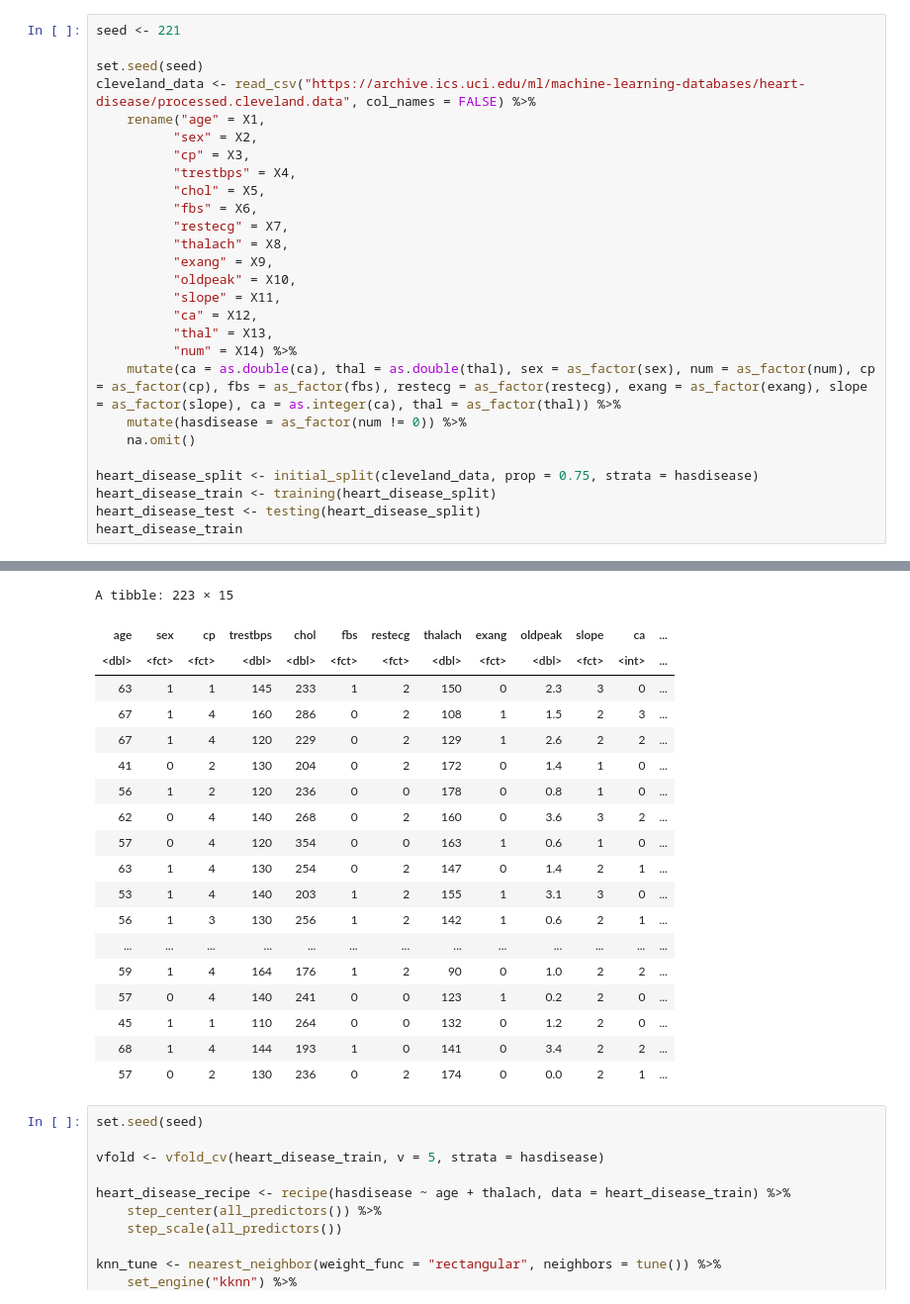
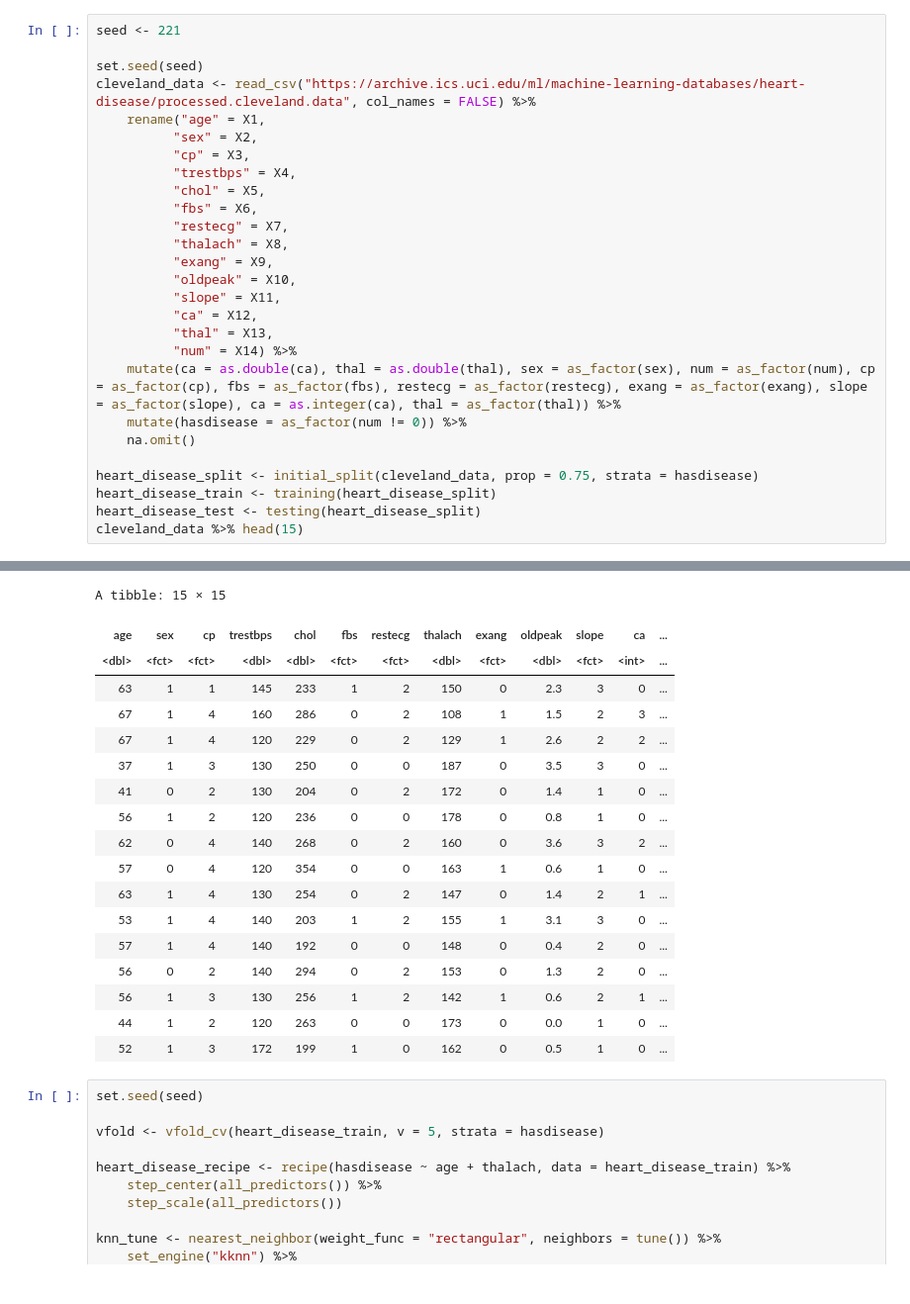
Before and after one commit to aliceterada/DSCI-Project, a Jupyter notebook: Project_Draft.ipynb, the cells around one changed output, grey strips where cells are left out. Shown at 99% size. Drawn from its saved outputs; the diff is of its cells as text.

```diff
--- a/Project_Draft.ipynb
+++ b/Project_Draft.ipynb
@@ -27,48 +45,47 @@ cleveland_data <- read_csv("https://archive.ics.uci.edu/ml/machine-learning-data
     mutate(ca = as.double(ca), thal = as.double(thal), sex = as_factor(sex), num = as_factor(num), cp = as_factor(cp), fbs = as_factor(fbs), restecg = as_factor(restecg), exang = as_factor(exang), slope = as_factor(slope), ca = as.integer(ca), thal = as_factor(thal)) %>%
     mutate(hasdisease = as_factor(num != 0)) %>%
     na.omit()
 
 heart_disease_split <- initial_split(cleveland_data, prop = 0.75, strata = hasdisease)
 heart_disease_train <- training(heart_disease_split)
 heart_disease_test <- testing(heart_disease_split)
-heart_disease_train
+cleveland_data %>% head(15)
 # %% [output]
 Parsed with column specification:
 cols(
   X1 = col_double(),
   X2 = col_double(),
   X3 = col_double(),
   X4 = col_double(),
   X5 = col_double(),
   X6 = col_double(),
   X7 = col_double(),
   X8 = col_double(),
   X9 = col_double(),
   X10 = col_double(),
 ... (14 lines left out)
 ℹ NAs introduced by coercion
 ℹ Input `thal` is `as.double(thal)`.”
 Warning message in mask$eval_all_mutate(dots[[i]]):
 “NAs introduced by coercion”
-A tibble: 223 × 15
+A tibble: 15 × 15
 | age | sex | cp | trestbps | chol | fbs | restecg | thalach | exang | oldpeak | slope | ca | ... |
 | <dbl> | <fct> | <fct> | <dbl> | <dbl> | <fct> | <fct> | <dbl> | <fct> | <dbl> | <fct> | <int> | ... |
 | 63 | 1 | 1 | 145 | 233 | 1 | 2 | 150 | 0 | 2.3 | 3 | 0 | ... |
 | 67 | 1 | 4 | 160 | 286 | 0 | 2 | 108 | 1 | 1.5 | 2 | 3 | ... |
 | 67 | 1 | 4 | 120 | 229 | 0 | 2 | 129 | 1 | 2.6 | 2 | 2 | ... |
+| 37 | 1 | 3 | 130 | 250 | 0 | 0 | 187 | 0 | 3.5 | 3 | 0 | ... |
 | 41 | 0 | 2 | 130 | 204 | 0 | 2 | 172 | 0 | 1.4 | 1 | 0 | ... |
 | 56 | 1 | 2 | 120 | 236 | 0 | 0 | 178 | 0 | 0.8 | 1 | 0 | ... |
 | 62 | 0 | 4 | 140 | 268 | 0 | 2 | 160 | 0 | 3.6 | 3 | 2 | ... |
 | 57 | 0 | 4 | 120 | 354 | 0 | 0 | 163 | 1 | 0.6 | 1 | 0 | ... |
 | 63 | 1 | 4 | 130 | 254 | 0 | 2 | 147 | 0 | 1.4 | 2 | 1 | ... |
 | 53 | 1 | 4 | 140 | 203 | 1 | 2 | 155 | 1 | 3.1 | 3 | 0 | ... |
+| 57 | 1 | 4 | 140 | 192 | 0 | 0 | 148 | 0 | 0.4 | 2 | 0 | ... |
+| 56 | 0 | 2 | 140 | 294 | 0 | 2 | 153 | 0 | 1.3 | 2 | 0 | ... |
 | 56 | 1 | 3 | 130 | 256 | 1 | 2 | 142 | 1 | 0.6 | 2 | 1 | ... |
-| ... | ... | ... | ... | ... | ... | ... | ... | ... | ... | ... | ... | ... |
-| 59 | 1 | 4 | 164 | 176 | 1 | 2 | 90 | 0 | 1.0 | 2 | 2 | ... |
-| 57 | 0 | 4 | 140 | 241 | 0 | 0 | 123 | 1 | 0.2 | 2 | 0 | ... |
-| 45 | 1 | 1 | 110 | 264 | 0 | 0 | 132 | 0 | 1.2 | 2 | 0 | ... |
-| 68 | 1 | 4 | 144 | 193 | 1 | 0 | 141 | 0 | 3.4 | 2 | 2 | ... |
-| 57 | 0 | 2 | 130 | 236 | 0 | 2 | 174 | 0 | 0.0 | 2 | 1 | ... |
+| 44 | 1 | 2 | 120 | 263 | 0 | 0 | 173 | 0 | 0.0 | 1 | 0 | ... |
+| 52 | 1 | 3 | 172 | 199 | 1 | 0 | 162 | 0 | 0.5 | 1 | 0 | ... |
 # %%
 set.seed(seed)
 
```
Also changed, not shown: parts of 1 cell of this notebook.
